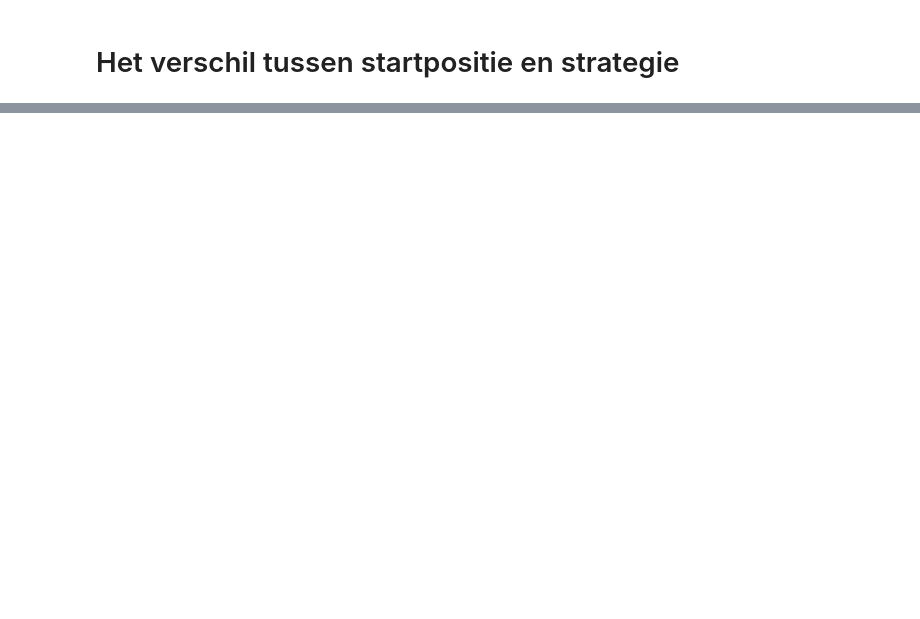
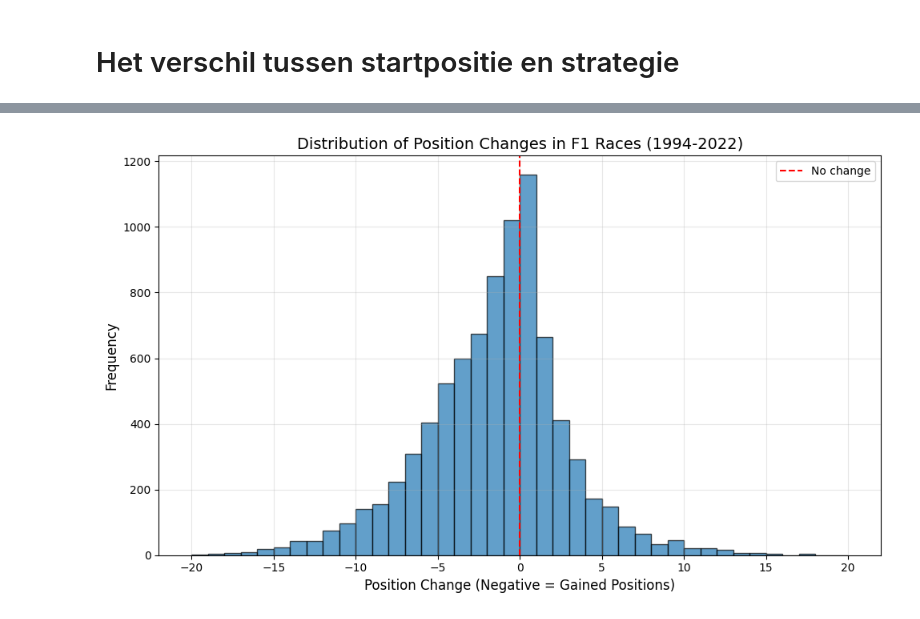
Before and after one commit to Stellan-T/InfVis, a Jupyter notebook: docs/notebook.ipynb, the cells around one changed output, grey strips where cells are left out. Drawn from its saved outputs; the diff is of its cells as text; code cells hidden in the pictures; blank space fills up the shorter version.

```diff
--- a/docs/notebook.ipynb
+++ b/docs/notebook.ipynb
@@ -277,0 +63,16 @@ HTML(html_content)
+# %%
+import matplotlib.pyplot as plt
+
+# Create position change visualization
+plt.figure(figsize=(10, 6))
+plt.hist(df_clean['position_change'], bins=range(-20, 21), edgecolor='black', alpha=0.7)
+plt.axvline(x=0, color='red', linestyle='--', label='No change')
+plt.xlabel('Position Change (Negative = Gained Positions)', fontsize=12)
+plt.ylabel('Frequency', fontsize=12)
+plt.title('Distribution of Position Changes in F1 Races (1994-2022)', fontsize=14)
+plt.legend()
+plt.grid(True, alpha=0.3)
+plt.tight_layout()
+plt.show()
+# %% [output]
+[figure, added]
```
Also changed, not shown: parts of 2 cells of this notebook.
